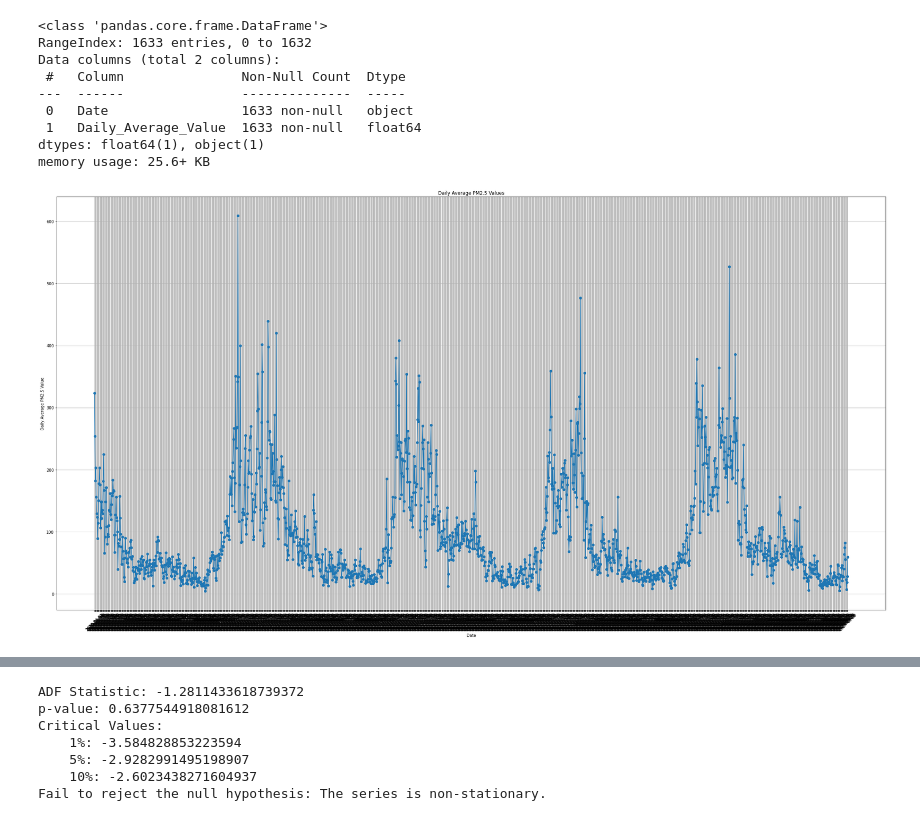
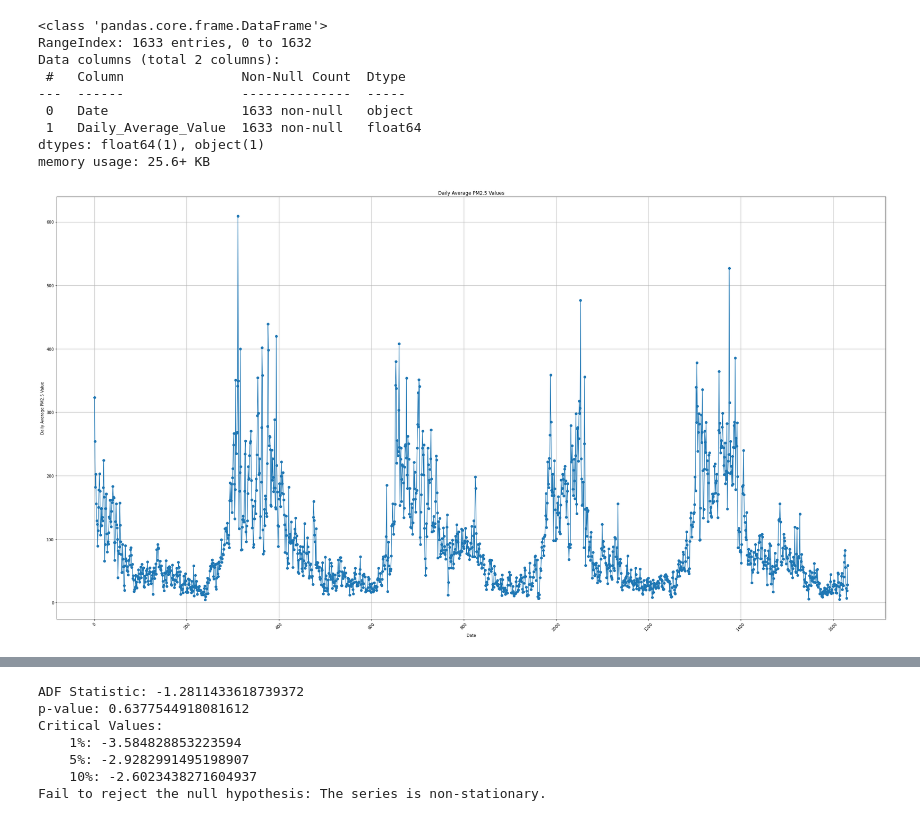
Before and after one commit to Shubham1193/Diwali-pollution-forcasting, a Jupyter notebook: timeseries.ipynb, the cells around one changed output, grey strips where cells are left out. Cells and saved outputs as stored; diff of their text form; code cells hidden in the pictures.

```diff
--- a/timeseries.ipynb
+++ b/timeseries.ipynb
@@ -285,19 +285,19 @@ memory usage: 25.6+ KB
 # %%
 import matplotlib.pyplot as plt
 
 
 # Plotting
 plt.figure(figsize=(30, 16))
-plt.plot(finaldata['Date'].to_numpy(),  finaldata['Daily_Average_Value'].to_numpy(), marker='o')  # Use 'Date' as x-axis
+plt.plot( finaldata['Daily_Average_Value'].to_numpy(), marker='o')  # Use 'Date' as x-axis
 plt.title('Daily Average PM2.5 Values')
 plt.xlabel('Date')
 plt.ylabel('Daily Average PM2.5 Value')
 plt.xticks(rotation=45)
 plt.grid()
 plt.tight_layout()
 plt.show()
 # %% [output]
-[figure, old version]
+[figure, new version]
 # %%
 
 finaldata['Date'] = pd.to_datetime(finaldata['Date'])  # Ensure Date is in datetime format
```
Also changed, not shown: parts of 22 cells of this notebook.
